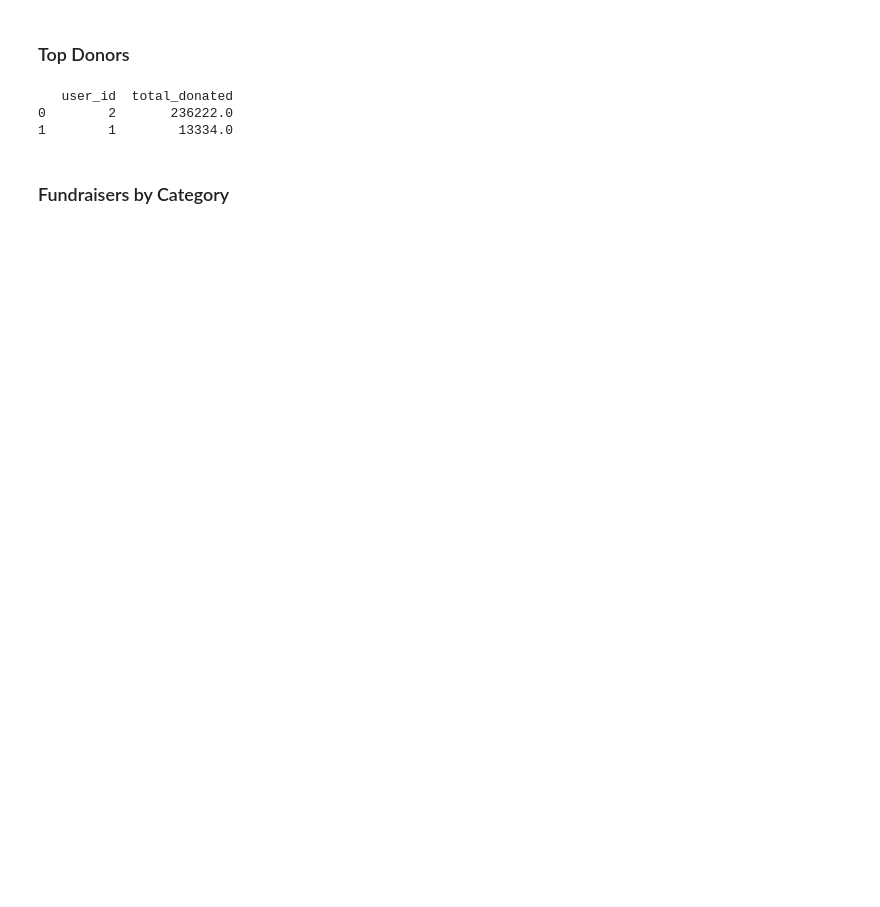
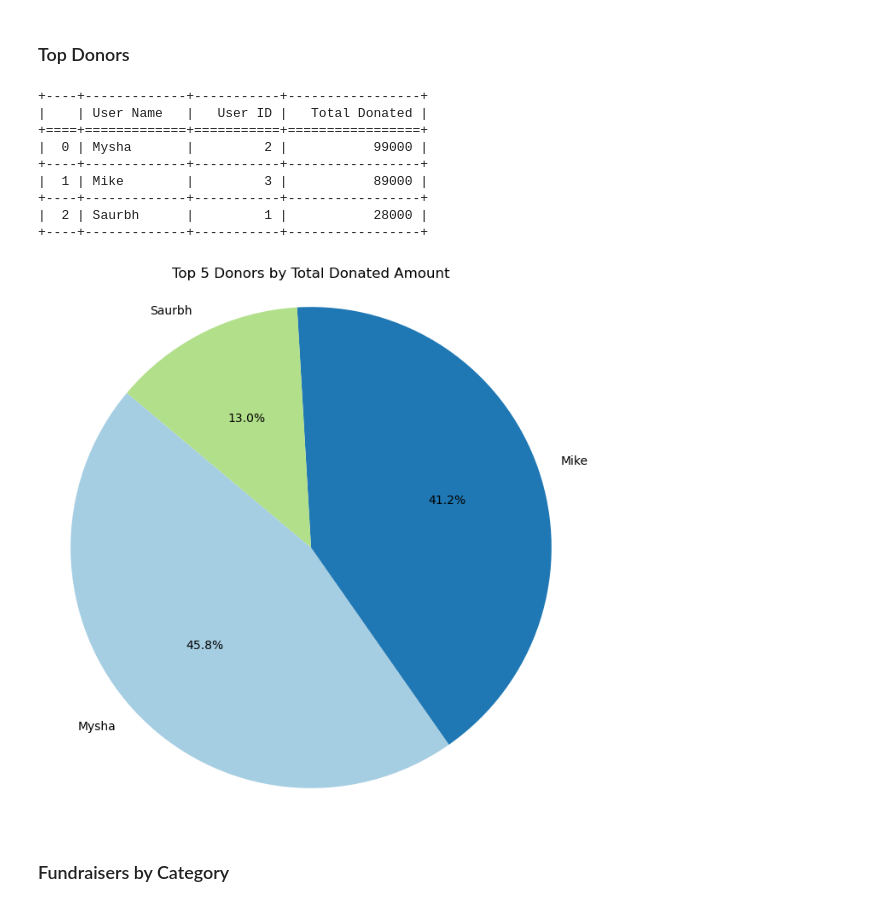
Before and after one commit to SaiyanSam/Sahayak, a Jupyter notebook: instance/Data Visualization.ipynb, the cells around one changed output. Cells and saved outputs as stored; diff of their text form; code cells hidden in the pictures; blank space fills up the shorter version.

```diff
--- a/instance/Data Visualization.ipynb
+++ b/instance/Data Visualization.ipynb
@@ -63,18 +178,52 @@ print(total_donations)
 ### Top Donors
 # %%
 query = """
-SELECT user_id, SUM(amount) as total_donated
-FROM donation
-GROUP BY user_id
-ORDER BY total_donated DESC
+SELECT
+    user.name AS User_Name,
+    donation.user_id AS User_ID,
+    SUM(donation.amount) AS Total_Donated
+FROM
+    donation
+JOIN
+    user
+ON
+    donation.user_id = user.id
+GROUP BY
+    donation.user_id, user.name
+ORDER BY
+    Total_Donated DESC
 LIMIT 5;
 """
+
 top_donors = pd.read_sql(query, engine)
-print(top_donors)
+top_donors.columns = ["User Name", "User ID", "Total Donated"]
+
+from tabulate import tabulate
+print(tabulate(top_donors, headers="keys", tablefmt="grid"))
 # %% [output]
-   user_id  total_donated
-0        2       236222.0
-1        1        13334.0
++----+-------------+-----------+-----------------+
+|    | User Name   |   User ID |   Total Donated |
++====+=============+===========+=================+
+|  0 | Mysha       |         2 |           99000 |
++----+-------------+-----------+-----------------+
+|  1 | Mike        |         3 |           89000 |
++----+-------------+-----------+-----------------+
+|  2 | Saurbh      |         1 |           28000 |
++----+-------------+-----------+-----------------+
+# %%
+plt.figure(figsize=(8, 8))
+plt.pie(
+    top_donors['Total Donated'],
+    labels=top_donors['User Name'],
+    autopct='%1.1f%%',
+    startangle=140,
+    colors=plt.cm.Paired.colors
+)
+plt.title("Top 5 Donors by Total Donated Amount")
+plt.axis('equal')  # ensures the pie chart is a circle
+plt.show()
+# %% [output]
+[figure, added]
 # %% [markdown]
 ### Fundraisers by Category
 # %%
```
Also changed, not shown: parts of 26 cells of this notebook, 1 other file.
